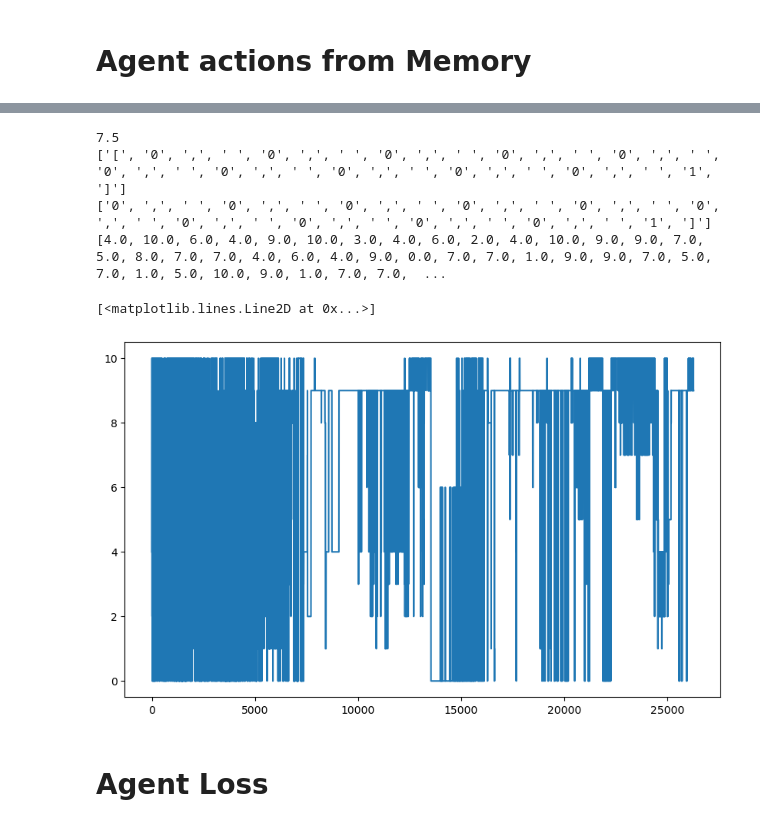
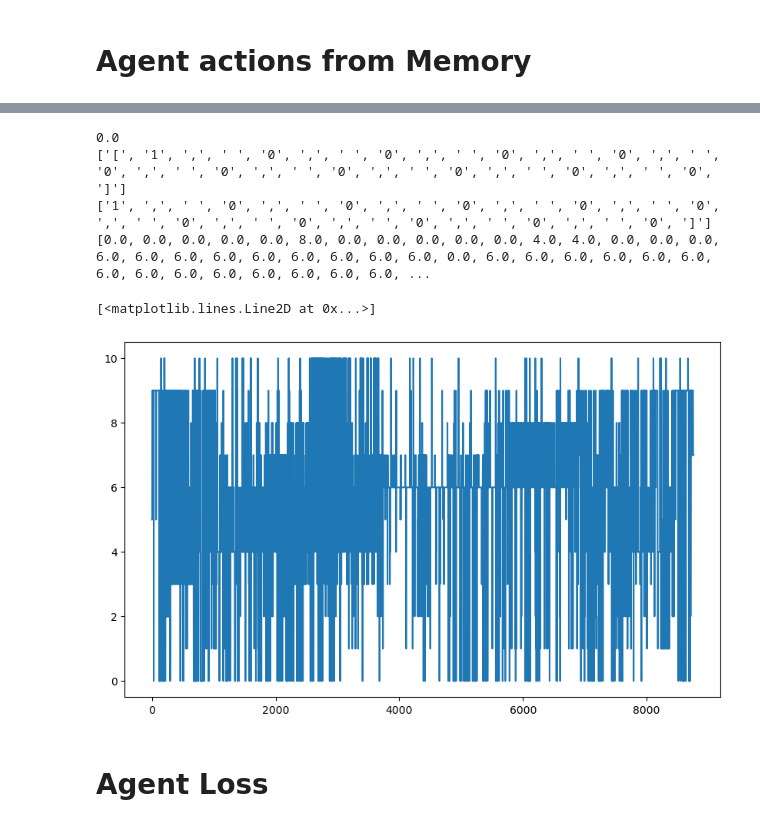
Before and after one commit to Lundkjaer/ClimAIte, a Jupyter notebook: EMS_work/post_processing.ipynb, the cells around one changed output, grey strips where cells are left out. Cells and saved outputs as stored; diff of their text form; code cells hidden in the pictures.

```diff
--- a/EMS_work/post_processing.ipynb
+++ b/EMS_work/post_processing.ipynb
@@ -11,7 +11,7 @@ import matplotlib.pyplot as plt
 # %%
 
 # memory_csv = pd.read_csv(r"W:\Insync\GDrive\Main\TU Delft\Thesis\DRL runs 04\Building-InsuBASE-MassBASE\RL24hAllRNN\agent memory.csv")
-memory_csv = pd.read_csv(r"W:\Insync\GDrive\Main\TU Delft\Thesis\DRL runs 07\Building-InsuBASE-MassBASE\RL24hAllRNN\agent memory.csv")
+memory_csv = pd.read_csv(r"W:\Insync\GDrive\Main\TU Delft\Thesis\DRL runs 09\Building-InsuBASE-MassBASE\RL24hAllRNN\agent memory.csv")
 # memory_csv = pd.read_csv(r"W:\Insync\GDrive\Main\TU Delft\Thesis\DRL runs 04\Building-InsuBASE-MassBASE\RL04hAllRNN\agent memory.csv")
 # memory_csv = pd.read_csv(r"W:\Insync\GDrive\Main\TU Delft\Thesis\DRL runs 04\Building-InsuBASE-MassBASE\RL04hNoSolarRNN\agent memory.csv")
 # memory_csv = pd.read_csv(r"W:\Insync\GDrive\Main\TU Delft\Thesis\DRL runs\Building-InsuUP-MassUP\RL04hFlatInput\agent memory.csv")
@@ -43,29 +43,29 @@ templist
 # %%
 memory_csv.head()
 print(list(memory_csv.at[1, 'action'])[1:].index('1') / 4)
 print(list(memory_csv.at[1, 'action']))
 print(list(memory_csv.at[1, 'action'])[1:])
 # print([int(each) for each in list(memory_csv.at[1, 'action']) if int(each).dtype == int])
 action_index = [list(memory_csv.at[x, 'action'])[1:].index('1') / 3 for x in range(memory_csv['action'].count())]
 print(action_index)
 rewards = memory_csv['next_reward'].convert_dtypes()
 
 # y2 = memory_csv['next_reward']
-y1 = action_index
+y1 = action_index[-8760:]
 x = [x for x in range(len(y1))]
 
 plt.figure(figsize=(10,6))
 plt.plot(x,y1)
 # plt.plot(x,y2)
 
 # plt.show()
 # %% [output]
-7.5
-['[', '0', ',', ' ', '0', ',', ' ', '0', ',', ' ', '0', ',', ' ', '0', ',', ' ', '0', ',', ' ', '0', ',', ' ', '0', ',', ' ', '0', ',', ' ', '0', ',', ' ', '1', ']']
-['0', ',', ' ', '0', ',', ' ', '0', ',', ' ', '0', ',', ' ', '0', ',', ' ', '0', ',', ' ', '0', ',', ' ', '0', ',', ' ', '0', ',', ' ', '0', ',', ' ', '1', ']']
-[4.0, 10.0, 6.0, 4.0, 9.0, 10.0, 3.0, 4.0, 6.0, 2.0, 4.0, 10.0, 9.0, 9.0, 7.0, 5.0, 8.0, 7.0, 7.0, 4.0, 6.0, 4.0, 9.0, 0.0, 7.0, 7.0, 1.0, 9.0, 9.0, 7.0, 5.0, 7.0, 1.0, 5.0, 10.0, 9.0, 1.0, 7.0, 7.0,  ...
+0.0
+['[', '1', ',', ' ', '0', ',', ' ', '0', ',', ' ', '0', ',', ' ', '0', ',', ' ', '0', ',', ' ', '0', ',', ' ', '0', ',', ' ', '0', ',', ' ', '0', ',', ' ', '0', ']']
+['1', ',', ' ', '0', ',', ' ', '0', ',', ' ', '0', ',', ' ', '0', ',', ' ', '0', ',', ' ', '0', ',', ' ', '0', ',', ' ', '0', ',', ' ', '0', ',', ' ', '0', ']']
+[0.0, 0.0, 0.0, 0.0, 0.0, 8.0, 0.0, 0.0, 0.0, 0.0, 0.0, 4.0, 4.0, 0.0, 0.0, 0.0, 6.0, 6.0, 6.0, 6.0, 6.0, 6.0, 6.0, 6.0, 6.0, 0.0, 6.0, 6.0, 6.0, 6.0, 6.0, 6.0, 6.0, 6.0, 6.0, 6.0, 6.0, 6.0, 6.0, 6.0, ...
 [<matplotlib.lines.Line2D at 0x...>]
-[figure, old version]
+[figure, new version]
 # %% [markdown]
 # Agent Loss
 # %%
```
Also changed, not shown: parts of 21 cells of this notebook, 3 other files.
